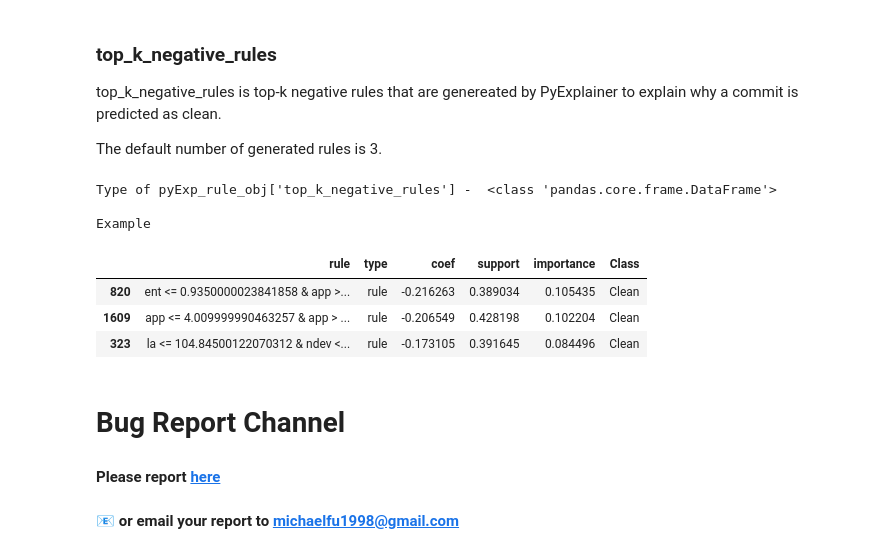
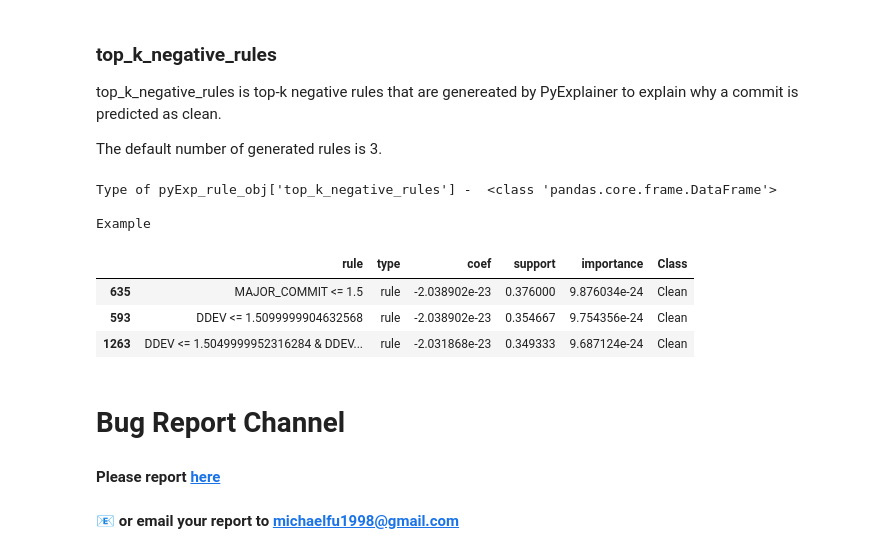
Before and after one commit to awsm-research/PyExplainer, a Jupyter notebook: TUTORIAL.ipynb, the cells around one changed output. Drawn from its saved outputs; the diff is of its cells as text; code cells hidden in the pictures.

```diff
--- a/TUTORIAL.ipynb
+++ b/TUTORIAL.ipynb
@@ -377,17 +389,17 @@ top_k_negative_rules is top-k negative rules that are genereated by PyExplainer
 
 The default number of generated rules is 3.
 # %%
-print("Type of pyExp_rule_obj['top_k_negative_rules'] - ", type(created_rule_obj['top_k_negative_rules']), "\n")
+print("Type of pyExp_rule_obj['top_k_negative_rules'] - ", type(rules['top_k_negative_rules']), "\n")
 print('Example')
-display(created_rule_obj['top_k_negative_rules'])
+display(rules['top_k_negative_rules'])
 # %% [output]
 Type of pyExp_rule_obj['top_k_negative_rules'] -  <class 'pandas.core.frame.DataFrame'>
 
 Example
 |  | rule | type | coef | support | importance | Class |
-| 820 | ent <= 0.9350000023841858 & app >... | rule | -0.216263 | 0.389034 | 0.105435 | Clean |
-| 1609 | app <= 4.009999990463257 & app > ... | rule | -0.206549 | 0.428198 | 0.102204 | Clean |
-| 323 | la <= 104.84500122070312 & ndev <... | rule | -0.173105 | 0.391645 | 0.084496 | Clean |
+| 635 | MAJOR_COMMIT <= 1.5 | rule | -2.038902e-23 | 0.376000 | 9.876034e-24 | Clean |
+| 593 | DDEV <= 1.5099999904632568 | rule | -2.038902e-23 | 0.354667 | 9.754356e-24 | Clean |
+| 1263 | DDEV <= 1.5049999952316284 & DDEV... | rule | -2.031868e-23 | 0.349333 | 9.687124e-24 | Clean |
 # %% [markdown]
 # Bug Report Channel
 #### Please report <a href="https://github.com/awsm-research/pyExplainer/issues">here</a>
```
Also changed, not shown: parts of 13 cells of this notebook.
